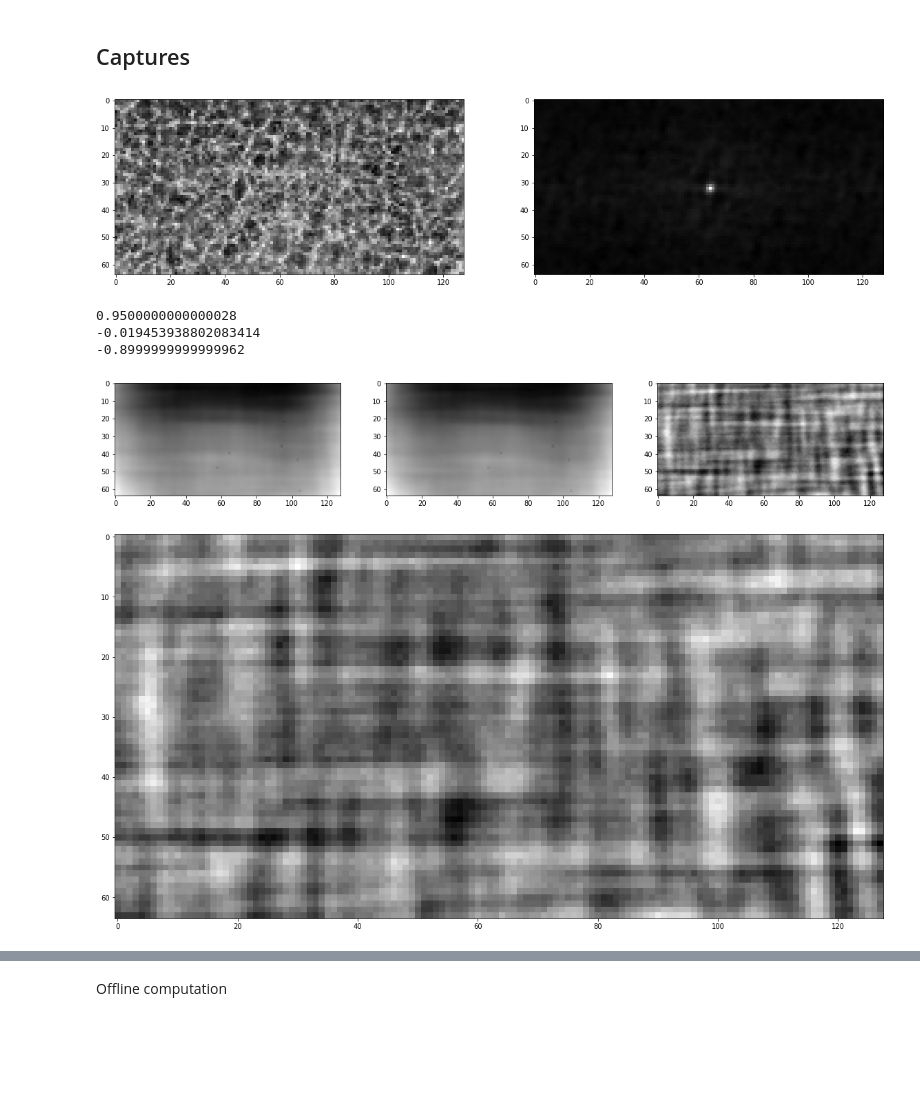
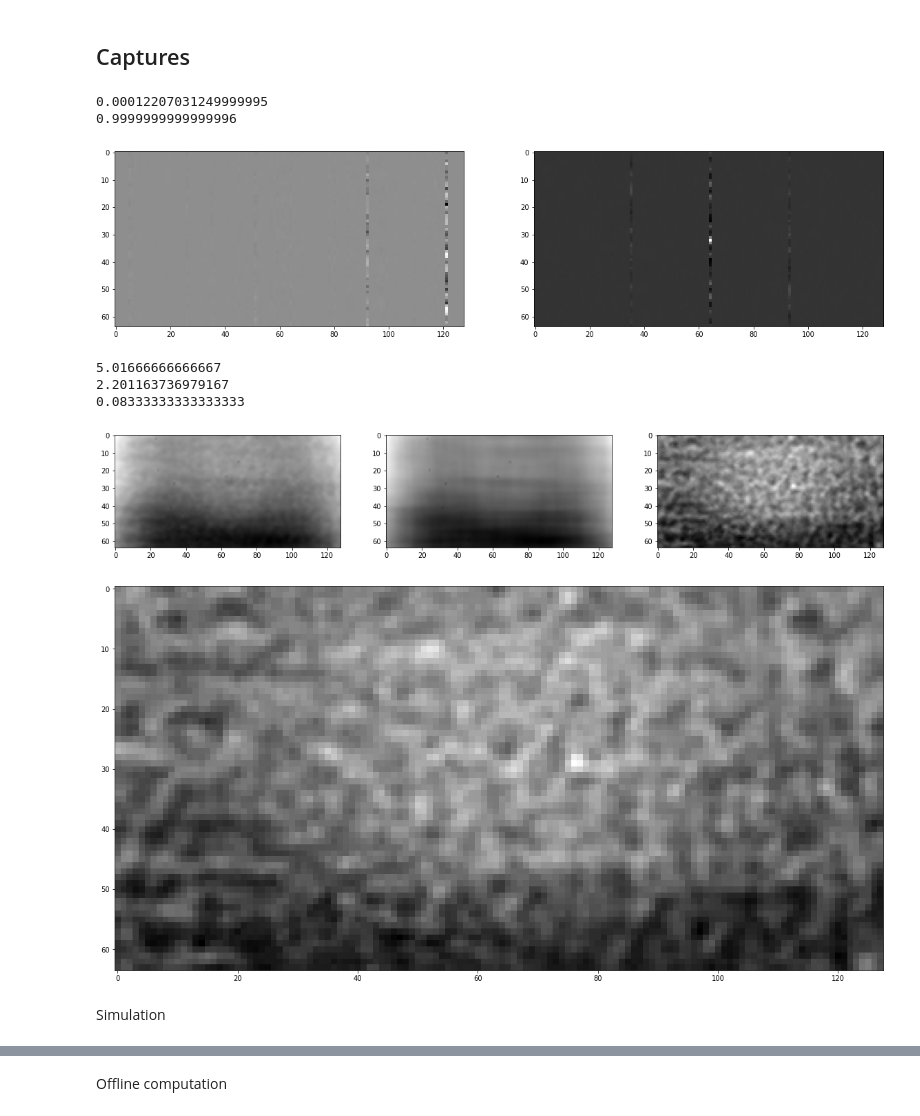
Before and after one commit to olivierleblanc/diffusercam, a Jupyter notebook: bernat/mp08.ipynb, the cells around one changed output, grey strips where cells are left out. Drawn from its saved outputs; the diff is of its cells as text; code cells hidden in the pictures; blank space fills up the shorter version.

```diff
--- a/bernat/mp08.ipynb
+++ b/bernat/mp08.ipynb
@@ -153,50 +144,60 @@ plt.show()
 # %% [markdown]
 ## Captures
 # %%
-h = image_open_newsize('from_camera/test13/h.png',(sy,sx)) - image_open_newsize('from_camera/test13/h_b.png',(sy,sx))
+h = image_open_newsize('from_camera/test14/h.png',(sy,sx)) - image_open_newsize('from_camera/test14/h_b.png',(sy,sx))
 h -= h.mean()
+for i in range(sy):
+    h[:,i] /= np.sum(h[:,i])
+h /= np.sum(h)
+
+print(h.mean())
+print(np.sum(h))
 
 plt.figure(figsize=(20,7))
 plt.subplot(1,2,1)
-plt.imshow(h,cmap='gray')
+plt.imshow(np.flip(h),cmap='gray')
 plt.subplot(1,2,2)
 plt.imshow(fun_auto(h),cmap='gray')
 plt.show()
 # %% [output]
+0.00012207031249999995
+0.9999999999999996
-[figure, old version]
+[figure, new version]
 # %%
 alpha = np.zeros((sx,sy))
 gray = np.zeros((sx,sy))
 for i in range(20):
-    name_alpha = 'from_camera/test13/alpha'+str(i)+'.png'
+    name_alpha = 'from_camera/test14/alpha'+str(i)+'.png'
     alpha += image_open_newsize(name_alpha,(sy,sx))
-    name_gray = 'from_camera/test13/gray'+str(i)+'.png'
+    name_gray = 'from_camera/test14/gray'+str(i)+'.png'
     gray += image_open_newsize(name_gray,(sy,sx))
 alpha /= 20
 gray /= 20
 new_alpha = alpha-gray
 
 new_alpha /= 3
 
 print(np.amax(new_alpha))
 print(new_alpha.mean())
 print(np.amin(new_alpha))
 
 plt.figure(figsize=(20,7))
 plt.subplot(1,3,1)
-plt.imshow(alpha,cmap='gray')
+plt.imshow(np.flip(alpha),cmap='gray')
 plt.subplot(1,3,2)
-plt.imshow(gray,cmap='gray')
+plt.imshow(np.flip(gray),cmap='gray')
 plt.subplot(1,3,3)
-plt.imshow(new_alpha,cmap='gray')
+plt.imshow(np.flip(new_alpha),cmap='gray')
 plt.show()
 
 plt.figure(figsize=(20,20))
-plt.imshow(new_alpha,cmap='gray')
+plt.imshow(np.flip(new_alpha),cmap='gray')
 plt.show()
 # %% [output]
-0.9500000000000028
--0.019453938802083414
--0.8999999999999962
+5.01666666666667
+2.201163736979167
+0.08333333333333333
-[figure, old version]
+[figure, new version]
-[figure, old version]
+[figure, new version]
+# %% [markdown]
+Simulation
```
Also changed, not shown: parts of 6 cells of this notebook, 2 other files.
